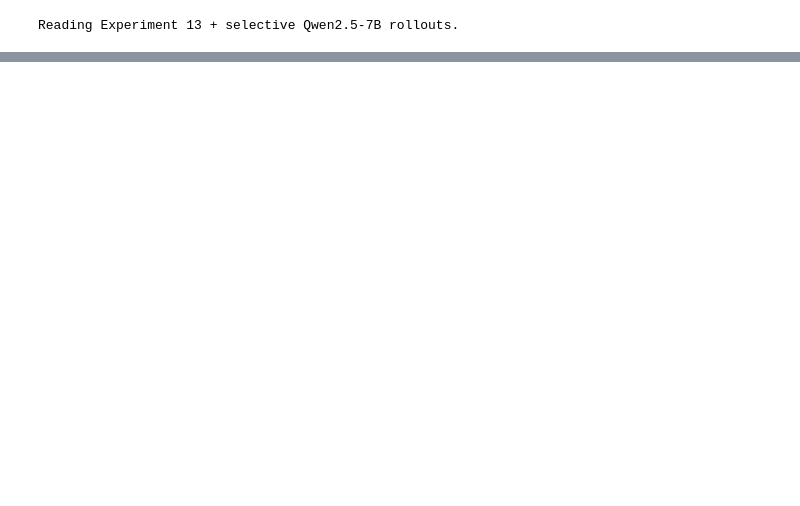
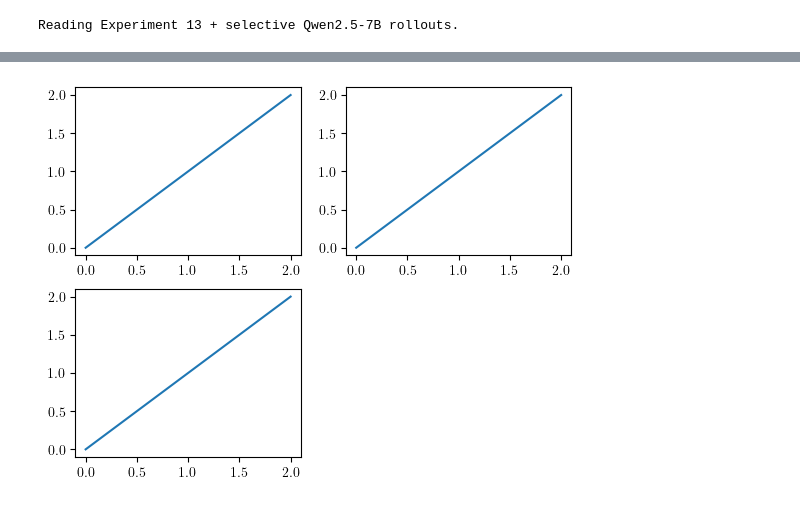
Before and after one commit to rfechner/verl, a Jupyter notebook: workspace/plots/exp13_deltas.ipynb, the cells around one changed output, grey strips where cells are left out. Drawn from its saved outputs; the diff is of its cells as text; code cells hidden in the pictures; blank space fills up the shorter version.

```diff
--- a/workspace/plots/exp13_deltas.ipynb
+++ b/workspace/plots/exp13_deltas.ipynb
@@ -414,0 +418,11 @@ deltas_subsection(processed)
+# %%
+fig, axes = plt.subplots(nrows=2, ncols=2)
+axes = axes.flatten()
+for ax in axes.flatten()[:-1]:
+    ax.plot(range(3), range(3))
+
+# remove last axis manually
+axes[-1].axis('off')
+plt.show()
+# %% [output]
+[figure, added]
```
Also changed, not shown: parts of 11 cells of this notebook, 35 other files.
